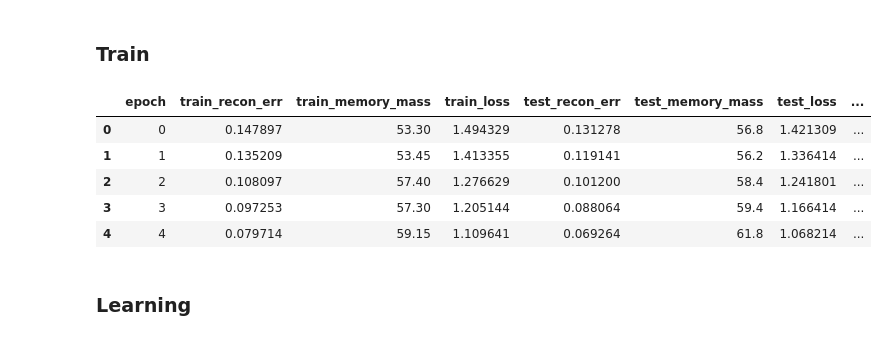
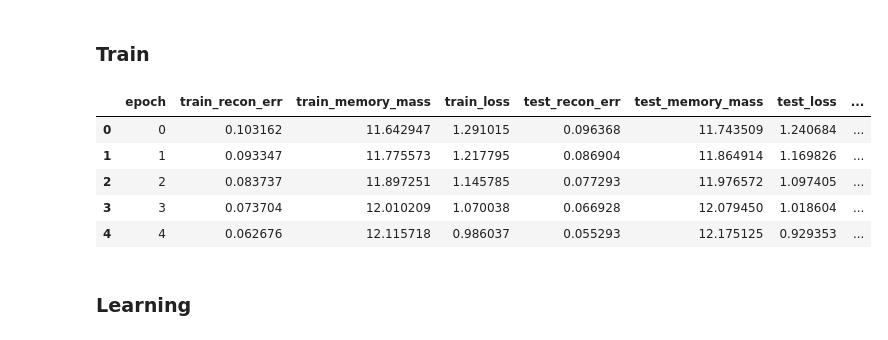
Before and after one commit to siyer7/narrative_map, a Jupyter notebook: code/narrative/1-segmentation.ipynb, the cells around one changed output. Cells and saved outputs as stored; diff of their text form; code cells hidden in the pictures.

```diff
--- a/code/narrative/1-segmentation.ipynb
+++ b/code/narrative/1-segmentation.ipynb
@@ -106,27 +96,27 @@ class Predictor(nn.Module):
     """Given a running hidden state, predict the next frame."""
     def __init__(self):
         super().__init__()
-        self.gru = nn.GRUCell(stim_dim, hidden_dim) # -> h_new
+        self.rnn = nn.RNNCell(stim_dim, hidden_dim) # -> h_new
         self.out = nn.Linear(hidden_dim, stim_dim) # -> x_new
 
     def step(self, x, h):
-        h_new = self.gru(x, h); x_new = self.out(h_new)
+        h_new = self.rnn(x, h); x_new = self.out(h_new)
         return x_new, h_new
 
 
 class Keyframer(nn.Module):
-    """Decide STORE vs SKIP from (actual, predicted, drift)."""
+    """Decide STORE vs SKIP from (y_true, y_pred)."""
     def __init__(self):
         super().__init__()
         self.net = nn.Sequential( # run in this order
-            nn.Linear(2 * stim_dim + 1, hidden_dim), # actual*predicted + drift=1
+            nn.Linear(2 * stim_dim, hidden_dim), # y_true + y_pred
             nn.ReLU(),
-            nn.Linear(hidden_dim, 2)          # logits: [skip, store]
+            nn.Linear(hidden_dim, 1)          # single head: store logit
         )
 
-    def forward(self, actual, pred, drift):
-        feat = torch.cat([actual, pred, drift.unsqueeze(0)], dim=-1)
-        return self.net(feat)
+    def forward(self, y_true, y_pred):
+        feat = torch.cat([y_true, y_pred], dim=-1)
+        return torch.sigmoid(self.net(feat)).squeeze(-1)  # store ∈ [0,1]
 # %% [markdown]
 ### Train
 # %%
@@ -141,45 +131,44 @@ for model_idx in range(num_models):
     model_learning = {"epoch": [], "train_recon_err": [], "train_memory_mass": [], "train_loss": [],
                                    "test_recon_err": [], "test_memory_mass": [], "test_loss": []}
 
     for epoch in range(EPOCHS):
-        tau = max(0.5, 0.95 ** epoch)            # anneal: soft (~0/1) -> sharp (exactly 0/1)
 
         # TRAIN
         train_recon_err, train_memory_mass, train_loss = [], [], []
         for stim in train_stims:
             # forward pass
-            reconstruction, recon_err, memory_mass, binarized_keyframes, loss = forward_walk(stim, predictor, keyframer, tau=tau)
+            reconstruction, recon_err, keyframe_probabilities, loss = forward_walk(stim, predictor, keyframer)
             # clear old gradients, backprop, and update weights
             opt.zero_grad(); loss.backward(); opt.step()
-            # append across stims
-            train_recon_err.append(recon_err.item()); train_memory_mass.append(memory_mass.item()); train_loss.append(loss.item())
+            # append across stims (memory mass = sum of keyframe probabilities)
+            train_recon_err.append(recon_err.item()); train_memory_mass.append(keyframe_probabilities.sum().item()); train_loss.append(loss.item())
         # append across epochs
         model_learning["epoch"].append(epoch); model_learning["train_recon_err"].append(np.mean(train_recon_err)); model_learning["train_memory_mass"].append(np.mean(train_memory_mass)); model_learning["train_loss"].append(np.mean(train_loss))
 
         # TEST
         with torch.no_grad():
             test_recon_err, test_memory_mass, test_loss = [], [], []
             for stim in test_stims:
                 # forward pass
-                reconstruction, recon_err, memory_mass, binarized_keyframes, loss = forward_walk(stim, predictor, keyframer, tau=tau) # forward pass
-                # append across stims
-                test_recon_err.append(recon_err.item()); test_memory_mass.append(memory_mass.item()); test_loss.append(loss.item())
+                reconstruction, recon_err, keyframe_probabilities, loss = forward_walk(stim, predictor, keyframer) # forward pass
+                # append across stims (memory mass = sum of keyframe probabilities)
+                test_recon_err.append(recon_err.item()); test_memory_mass.append(keyframe_probabilities.sum().item()); test_loss.append(loss.item())
         # append across epochs
         model_learning["test_recon_err"].append(np.mean(test_recon_err)); model_learning["test_memory_mass"].append(np.mean(test_memory_mass)); model_learning["test_loss"].append(np.mean(test_loss))
 
     df = pd.DataFrame(model_learning);  df["model_idx"] = model_idx
     # append results & models
     all_model_learning.append(df);  assert len(df) == EPOCHS
     trained_models.append((predictor, keyframer))
 
 model_learning_df = pd.concat(all_model_learning, ignore_index=True);   model_learning_df.head()
 # %% [output]
 |  | epoch | train_recon_err | train_memory_mass | train_loss | test_recon_err | test_memory_mass | test_loss | ... |
-| 0 | 0 | 0.147897 | 53.30 | 1.494329 | 0.131278 | 56.8 | 1.421309 | ... |
-| 1 | 1 | 0.135209 | 53.45 | 1.413355 | 0.119141 | 56.2 | 1.336414 | ... |
-| 2 | 2 | 0.108097 | 57.40 | 1.276629 | 0.101200 | 58.4 | 1.241801 | ... |
-| 3 | 3 | 0.097253 | 57.30 | 1.205144 | 0.088064 | 59.4 | 1.166414 | ... |
-| 4 | 4 | 0.079714 | 59.15 | 1.109641 | 0.069264 | 61.8 | 1.068214 | ... |
+| 0 | 0 | 0.103162 | 11.642947 | 1.291015 | 0.096368 | 11.743509 | 1.240684 | ... |
+| 1 | 1 | 0.093347 | 11.775573 | 1.217795 | 0.086904 | 11.864914 | 1.169826 | ... |
+| 2 | 2 | 0.083737 | 11.897251 | 1.145785 | 0.077293 | 11.976572 | 1.097405 | ... |
+| 3 | 3 | 0.073704 | 12.010209 | 1.070038 | 0.066928 | 12.079450 | 1.018604 | ... |
+| 4 | 4 | 0.062676 | 12.115718 | 0.986037 | 0.055293 | 12.175125 | 0.929353 | ... |
 # %% [markdown]
 ### Learning
 # %%
```
Also changed, not shown: parts of 11 cells of this notebook, 2 other files.
